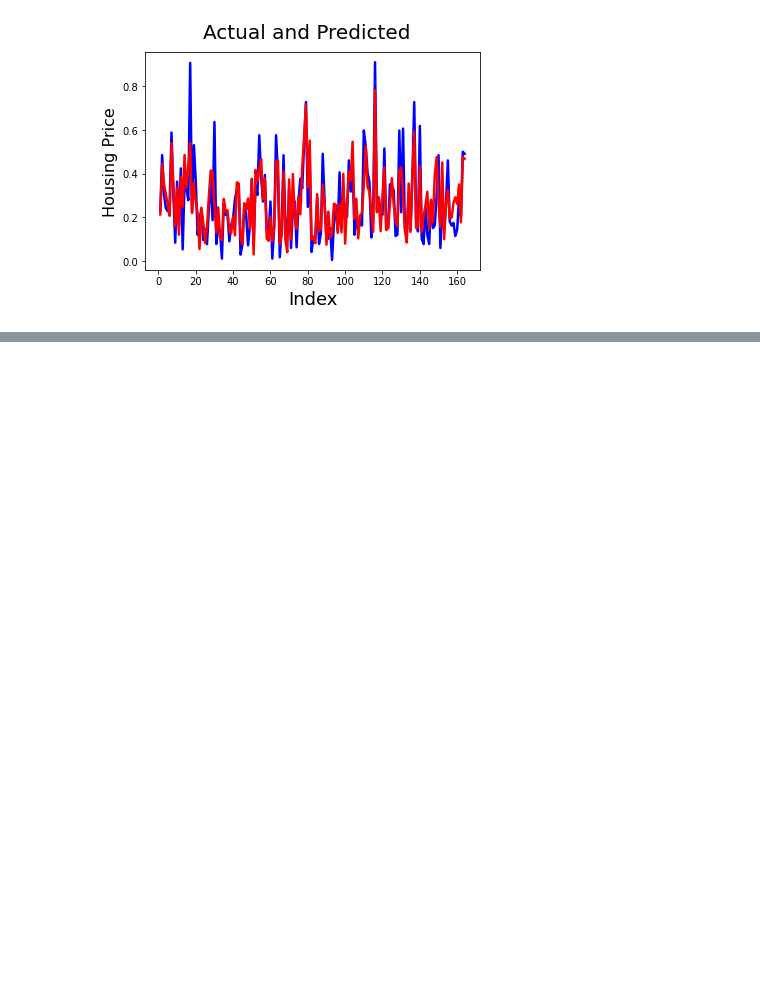
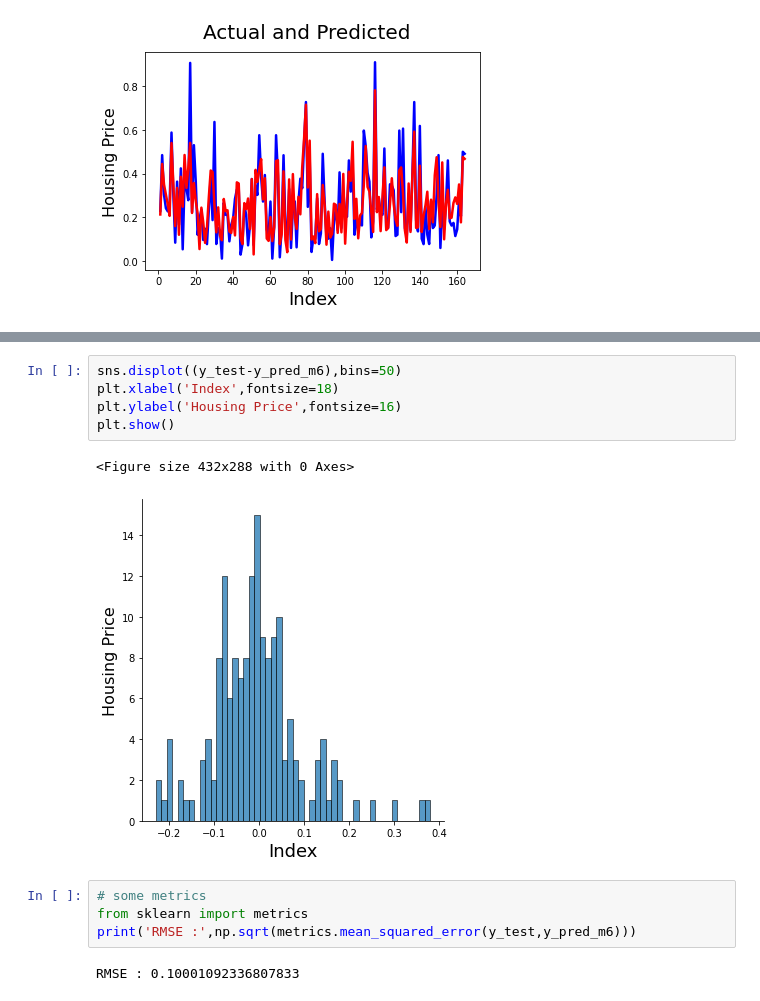
Before and after one commit to Mgrdich/machine_learning_playground, a Jupyter notebook: multiple_linear_regression2.ipynb, the cells around one changed output, grey strips where cells are left out. Cells and saved outputs as stored; diff of their text form; blank space fills up the shorter version.

```diff
--- a/multiple_linear_regression2.ipynb
+++ b/multiple_linear_regression2.ipynb
@@ -473,0 +493,14 @@ plt.show()
+# %%
+sns.displot((y_test-y_pred_m6),bins=50)
+plt.xlabel('Index',fontsize=18)
+plt.ylabel('Housing Price',fontsize=16)
+plt.show()
+# %% [output]
+<Figure size 432x288 with 0 Axes>
+[figure, added]
+# %%
+# some metrics
+from sklearn import metrics
+print('RMSE :',np.sqrt(metrics.mean_squared_error(y_test,y_pred_m6)))
+# %% [output]
+RMSE : 0.10001092336807833
```
Also changed, not shown: parts of 2 cells of this notebook.
